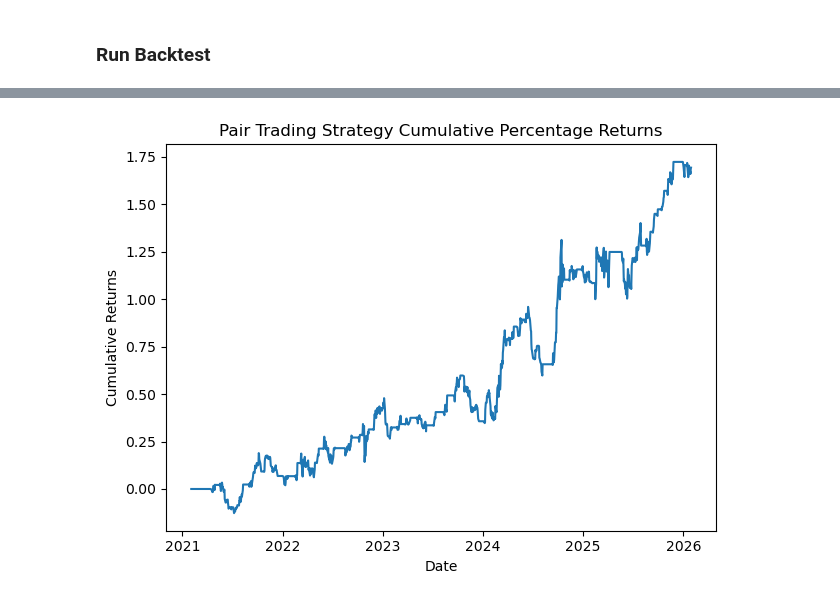
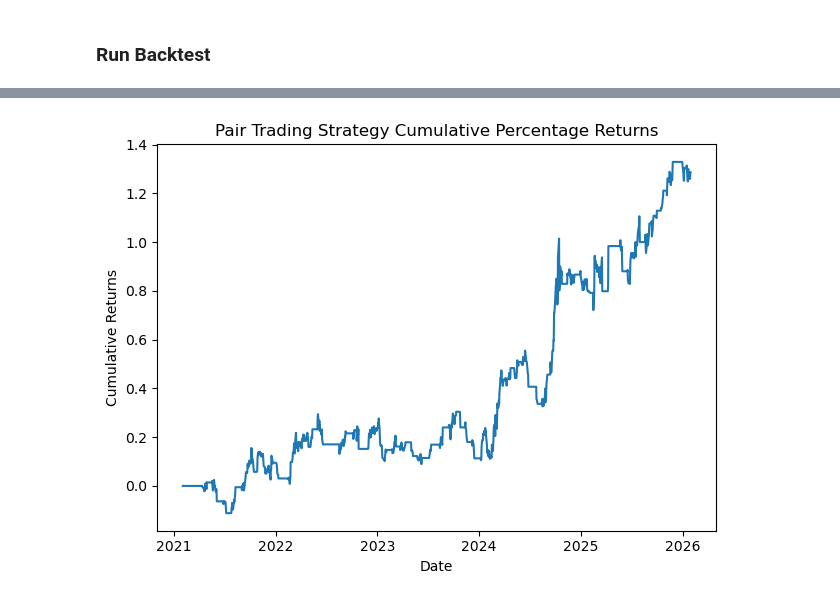
Before and after one commit to PilotTam/pair_trade, a Jupyter notebook: pair_trade_w_leverage_log.ipynb, the cells around one changed output, grey strips where cells are left out. Saved outputs shown, nothing was run; the diff lists cells and outputs as text; code cells hidden in the pictures.

Commit message:
added leverage and shortsell cost

```diff
--- a/pair_trade_w_leverage_log.ipynb
+++ b/pair_trade_w_leverage_log.ipynb
@@ -115,13 +115,15 @@ ADF p-value: 0.36241185599023884
 ### Tunable Parameters
 # %%
 # Risk params: leverage and maintenance margin for margin call
-leverage = 2.0
+leverage = 2
 maintenance_margin_pct = 0.3
+borrowing_pct_cost_annual = 0.068
+short_sell_pct_cost_annual = 0.0112
 
 # Define entry and exit thresholds
-entry_threshold = 1.5
+entry_threshold = 1.4
 exit_threshold = 0.3
-stop_loss_pct = 0.02 * leverage
+stop_loss_pct = 0.02 * leverage + (borrowing_pct_cost_annual+short_sell_pct_cost_annual) / 10
 
 # Define initial capital
 initial_capital = 100000
@@ -146,6 +148,7 @@ signals = np.where(z_score > entry_threshold, -1, np.where(z_score < -entry_thre
 
 # Backtest the pair trading strategy
 position = 0
+transaction_cost = 0
 pr = price_ratio.iloc[0]
 pct_returns = []
 completed_trades = 0
@@ -154,13 +157,14 @@ t = 0
 a , b = 0, 0
 current_trade_pl = 0
 multiple = 0
+stop_loss_count = 0
+cooldown_period = 0
 
 # Trade logging
 trades_log = []
 entry_info = None
 
 for i in range(1, len(signals)):
-    cost = 0
     old_position = position
 
     # Compute daily realized P/L based on previous position
@@ -170,6 +174,43 @@ for i in range(1, len(signals)):
         r = multiple * (b * (stock2_data.iloc[i] - stock2_data.iloc[i-1]) - a * (stock1_data.iloc[i] - stock1_data.iloc[i-1]))
     else:
         r = 0
+
+    # Daily financing costs (borrow interest + short borrow fee) while position is open
+    financing_cost = 0.0
+    if position != 0 and multiple > 0:
+        # Current prices
+        p1 = stock1_data.iloc[i]
+        p2 = stock2_data.iloc[i]
+        # Notional of short leg depends on position sign
+        if position == 1:
+            notional_short = multiple * b * p2
+        else:  # position == -1
+            notional_short = multiple * a * p1
+        notional_short = max(0.0, notional_short)
+
+        # Borrowed cash amount = market notional of the position - equity used at entry
+        current_notional = multiple * (abs(a * p1) + abs(b * p2))
+        borrowed_cash = max(0.0, current_notional - current_capital - r)
+
+        # Daily interest/fees (assuming 252 trading days)
+        daily_borrow_interest = borrowed_cash * (borrowing_pct_cost_annual / 252)
+        daily_short_fee = notional_short * (short_sell_pct_cost_annual / 252)
+
+        financing_cost = -(daily_borrow_interest + daily_short_fee)
+
+    # Apply P/L and financing costs
+    current_trade_pl += r + financing_cost
+    # Include transaction_cost (entry commission) on the day it was set; financing_cost applied daily
+    daily_total = r + financing_cost + transaction_cost
+    pct_returns.append(daily_total / current_capital if current_capital != 0 else 0)
+    current_capital += daily_total
+
+    # Reset transaction cost after it's applied
+    transaction_cost = 0
+
+    if cooldown_period > 0:
+        cooldown_period -= 1
+        continue
 
     # Entry signals
     if signals[i] == 1 and position == 0:
@@ -182,15 +223,14 @@ for i in range(1, len(signals)):
     # Exit / stop loss
     elif current_trade_pl / current_capital <= -stop_loss_pct or (signals[i] == 0 and abs(z_score.iloc[i]) < exit_threshold and position != 0):
         if current_trade_pl / current_capital <= -stop_loss_pct:
-            print(f"Stop loss triggered at index {i}, date {stock1_data.index[i]}, trade P/L: {current_trade_pl:.2f}, current capital: {current_capital:.2f}")
+            cooldown_period = 10
+            stop_loss_count += 1
         # log exit if trade was open
         if entry_info is not None:
             entry_info.update({
                 'exit_index': i,
                 'exit_date': stock1_data.index[i],
-                'exit_price_ratio': price_ratio.iloc[i],
                 'pnl': current_trade_pl,
-                'pnl_pct_of_initial': current_trade_pl / initial_capital if initial_capital != 0 else np.nan
             })
             trades_log.append(entry_info)
         # Exit the position
@@ -215,8 +255,9 @@ for i in range(1, len(signals)):
             multiple = int((current_capital * leverage) // cost_per_unit)
         else:
             multiple = 0
-        # commission/entry cost (kept as before)
-        cost = - multiple * cost_per_unit * 0.1105/100
+        # commission/entry cost
+        transaction_cost = - multiple * cost_per_unit * 0.1105/100
+
         # record entry
         entry_info = {
             'entry_index': i,
@@ -226,12 +267,9 @@ for i in range(1, len(signals)):
             'b': b,
             'multiple': multiple,
             'entry_capital': current_capital,
-            'entry_cost': cost
+            'capital_used': multiple * cost_per_unit,
+            'entry_cost': transaction_cost
         }
-
-    current_trade_pl += r
-    pct_returns.append((r + cost) / current_capital if current_capital != 0 else 0)
-    current_capital += r + cost
 
     # Margin check while position is open: compute gross position market value
     if position != 0 and multiple > 0:
@@ -263,6 +301,7 @@ for i in range(1, len(signals)):
 
 # End loop
 print(f"Completed trades: {completed_trades}")
+print(f"Stop losses triggered: {stop_loss_count}")
 print(f"Margin calls: {margin_call_count}")
 print(f"Total return: {(current_capital - initial_capital) / initial_capital:.2%}")
 print(f"Annualized return: {((current_capital / initial_capital) ** (252 / len(pct_returns)) - 1) * 100:.2f}%")
@@ -313,4 +338,4 @@ Sharpe Ratio (annualized): 0.9801
-[figure, old version]
+[figure, new version]
 # %%
 # Save/print trade log
 trades_df = pd.DataFrame(trades_log)
```
Also changed, not shown: parts of 2 cells of this notebook.
